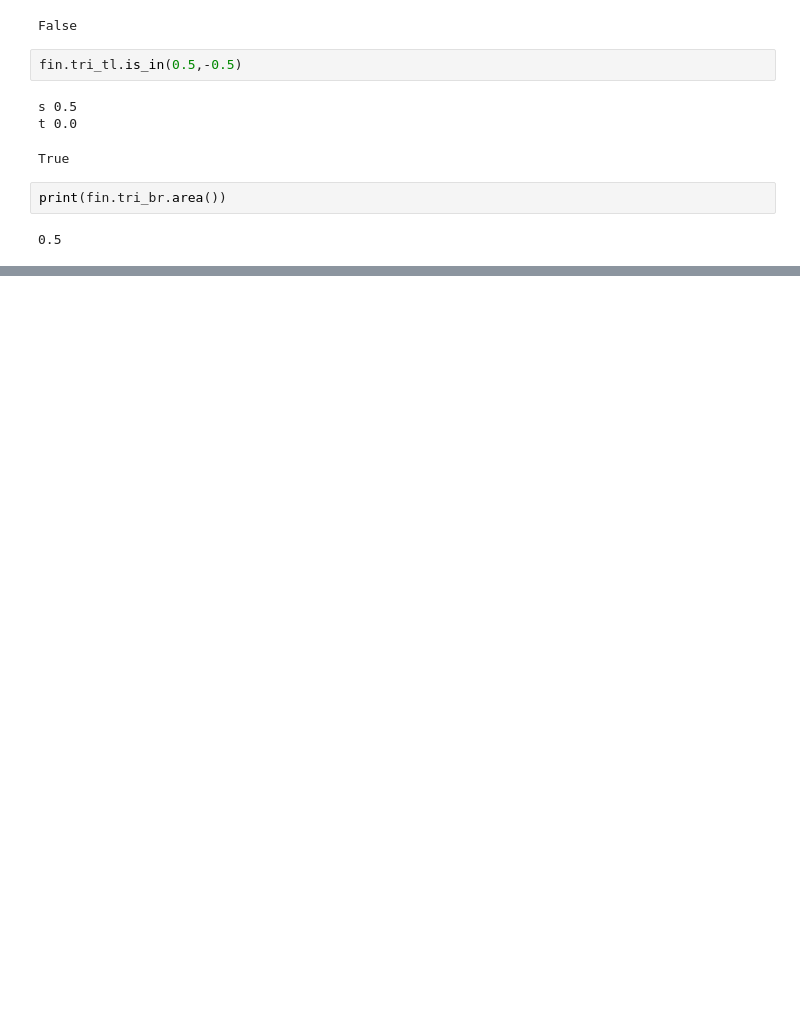
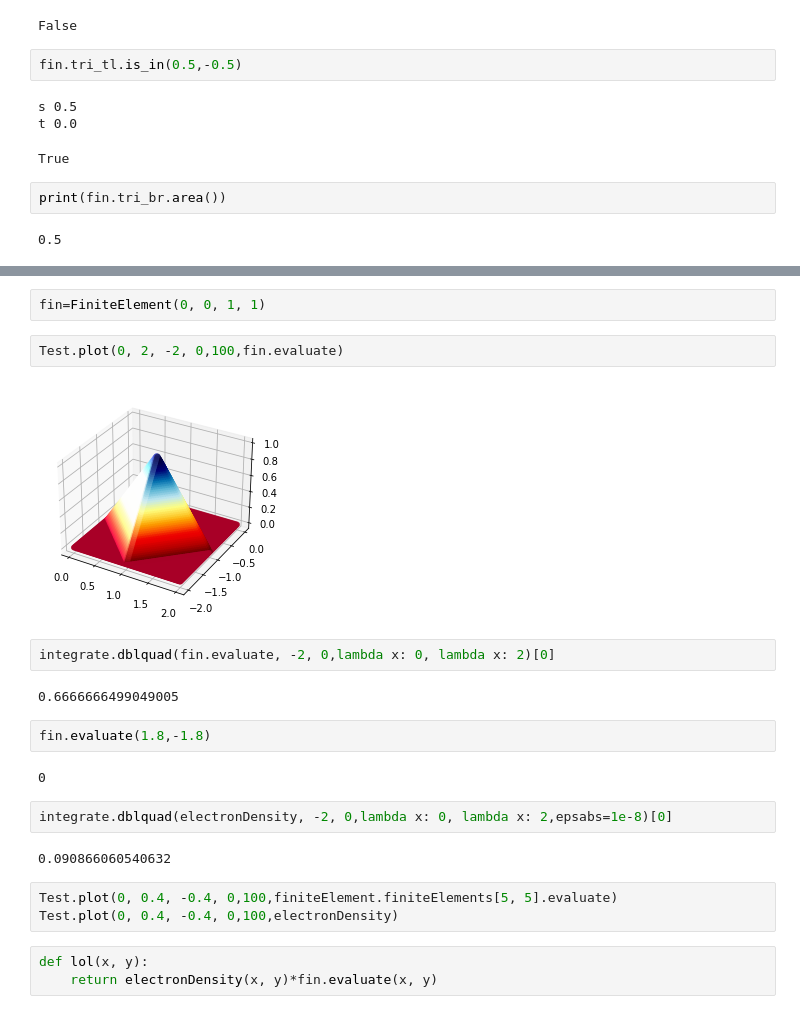
Before and after one commit to jessicajiang15/FiniteElementCode, a Jupyter notebook: FEM 2D.ipynb, the cells around one changed output, grey strips where cells are left out. Saved outputs shown, nothing was run; the diff lists cells and outputs as text; blank space fills up the shorter version.

```diff
--- a/FEM 2D.ipynb
+++ b/FEM 2D.ipynb
@@ -359,0 +509,24 @@ NameError: name 'self' is not defined
+# %%
+fin=FiniteElement(0, 0, 1, 1)
+# %%
+Test.plot(0, 2, -2, 0,100,fin.evaluate)
+# %% [output]
+[figure, added]
+# %%
+integrate.dblquad(fin.evaluate, -2, 0,lambda x: 0, lambda x: 2)[0]
+# %% [output]
+0.6666666499049005
+# %%
+fin.evaluate(1.8,-1.8)
+# %% [output]
+0
+# %%
+integrate.dblquad(electronDensity, -2, 0,lambda x: 0, lambda x: 2,epsabs=1e-8)[0]
+# %% [output]
+0.090866060540632
+# %%
+Test.plot(0, 0.4, -0.4, 0,100,finiteElement.finiteElements[5, 5].evaluate)
+Test.plot(0, 0.4, -0.4, 0,100,electronDensity)
+# %%
+def lol(x, y):
+    return electronDensity(x, y)*fin.evaluate(x, y)
```
Also changed, not shown: parts of 27 cells of this notebook.
